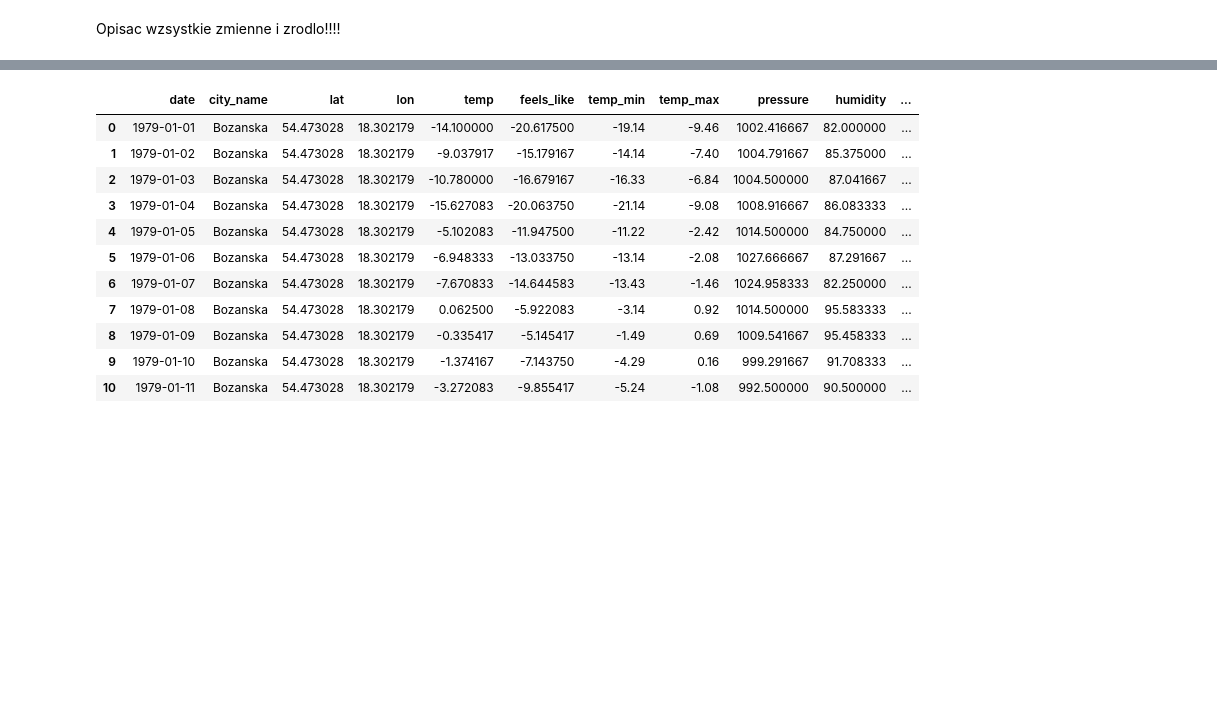
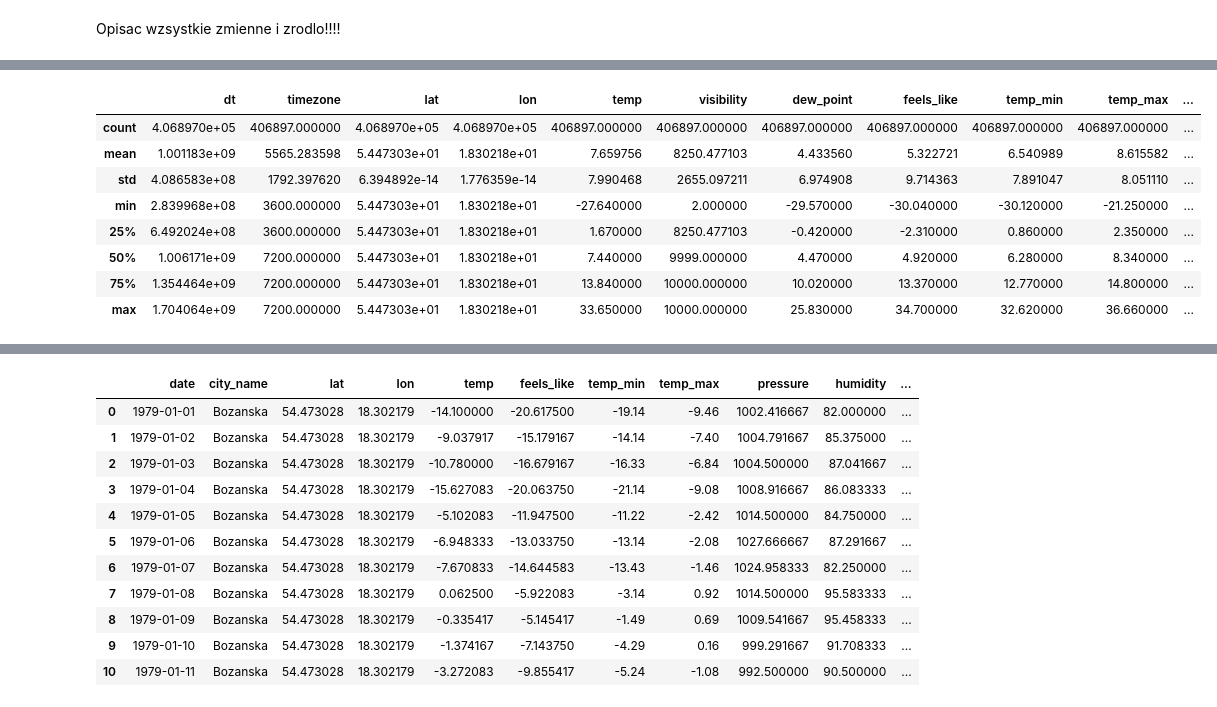
Before and after one commit to BartoszRP/MERITO_ML_Projekt_Fotowoltaika_2024, a Jupyter notebook: 1. Notebooks/01_pobieranie_i_przetwarzanie_danych.ipynb, the cells around one changed output, grey strips where cells are left out. Cells and saved outputs as stored; diff of their text form; code cells hidden in the pictures; blank space fills up the shorter version.

```diff
--- a/1. Notebooks/01_pobieranie_i_przetwarzanie_danych.ipynb
+++ b/1. Notebooks/01_pobieranie_i_przetwarzanie_danych.ipynb
@@ -28,3 +163,15 @@ df_weather.head(50)
+# %%
+df_weather.describe()
+# %% [output]
+|  | dt | timezone | lat | lon | temp | visibility | dew_point | feels_like | temp_min | temp_max | ... |
+| count | 4.068970e+05 | 406897.000000 | 4.068970e+05 | 4.068970e+05 | 406897.000000 | 406897.000000 | 406897.000000 | 406897.000000 | 406897.000000 | 406897.000000 | ... |
+| mean | 1.001183e+09 | 5565.283598 | 5.447303e+01 | 1.830218e+01 | 7.659756 | 8250.477103 | 4.433560 | 5.322721 | 6.540989 | 8.615582 | ... |
+| std | 4.086583e+08 | 1792.397620 | 6.394892e-14 | 1.776359e-14 | 7.990468 | 2655.097211 | 6.974908 | 9.714363 | 7.891047 | 8.051110 | ... |
+| min | 2.839968e+08 | 3600.000000 | 5.447303e+01 | 1.830218e+01 | -27.640000 | 2.000000 | -29.570000 | -30.040000 | -30.120000 | -21.250000 | ... |
+| 25% | 6.492024e+08 | 3600.000000 | 5.447303e+01 | 1.830218e+01 | 1.670000 | 8250.477103 | -0.420000 | -2.310000 | 0.860000 | 2.350000 | ... |
+| 50% | 1.006171e+09 | 7200.000000 | 5.447303e+01 | 1.830218e+01 | 7.440000 | 9999.000000 | 4.470000 | 4.920000 | 6.280000 | 8.340000 | ... |
+| 75% | 1.354464e+09 | 7200.000000 | 5.447303e+01 | 1.830218e+01 | 13.840000 | 10000.000000 | 10.020000 | 13.370000 | 12.770000 | 14.800000 | ... |
+| max | 1.704064e+09 | 7200.000000 | 5.447303e+01 | 1.830218e+01 | 33.650000 | 10000.000000 | 25.830000 | 34.700000 | 32.620000 | 36.660000 | ... |
 # %%
 # Najpierw usunięcie "+0000 UTC" z końca stringów
 df_weather['dt_iso'] = pd.to_datetime(df_weather['dt_iso'].str.replace(r' \+\d{4} UTC', '', regex=True))
```
Also changed, not shown: parts of 14 cells of this notebook, 1 other file.
